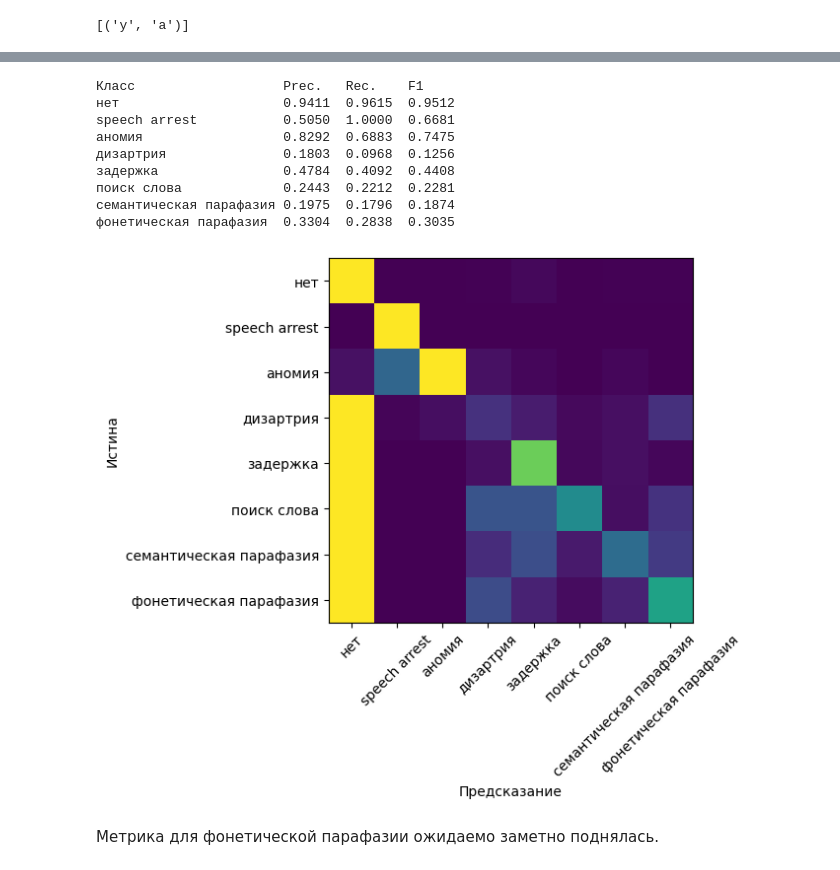
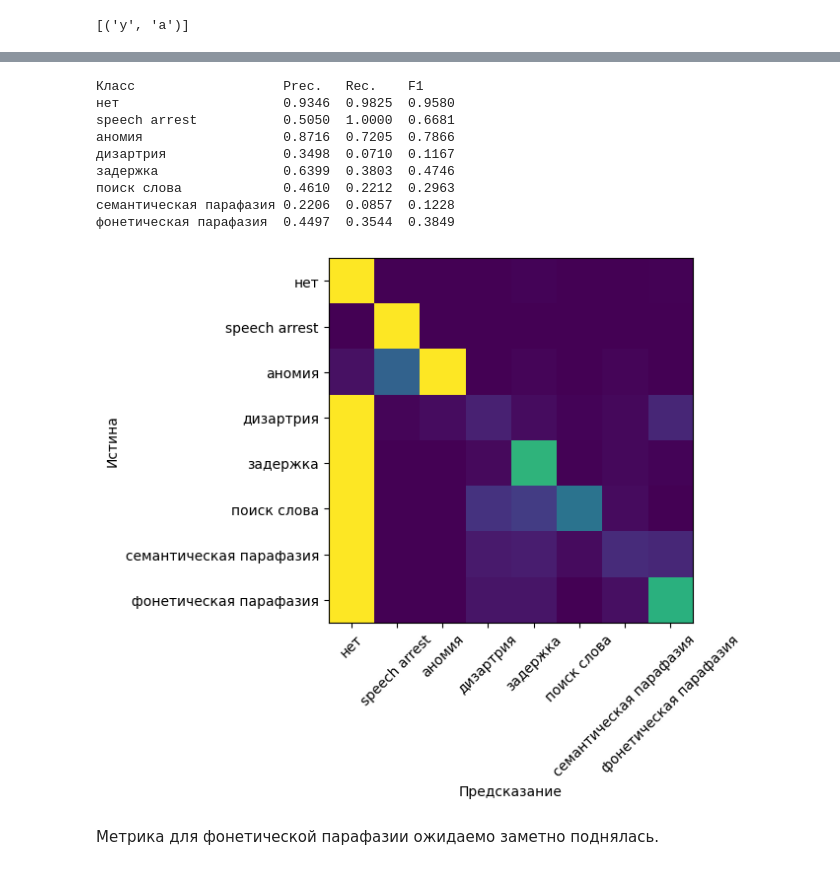
Before and after one commit to vmgorelikov/Automated-Classification-of-Language-Eloquent-Areas-in-Neurotypical-Individuals, a Jupyter notebook: notebooks/feature_extraction.ipynb, the cells around one changed output, grey strips where cells are left out. Drawn from its saved outputs; the diff is of its cells as text; code cells hidden in the pictures.

```diff
--- a/notebooks/feature_extraction.ipynb
+++ b/notebooks/feature_extraction.ipynb
@@ -77,9 +75,12 @@ for k, v in error_type_ids.items():
 # %%
 X = dataset_1[['relative_length', 'RT_start']]
 y = dataset_1['error_type_label']
+# %%
+from sklearn.tree import DecisionTreeClassifier
+
+basic_model = DecisionTreeClassifier(random_state=SEED, max_depth=10)
 # %%
 from sklearn.pipeline import Pipeline
-from sklearn.tree import DecisionTreeClassifier
 from sklearn.model_selection import StratifiedKFold
 from sklearn.metrics import f1_score, precision_score, recall_score,\
                                                     confusion_matrix
@@ -87,7 +88,7 @@ from matplotlib.pyplot import imshow, ylabel, xlabel, yticks, xticks
 import numpy as np
 
 def evaluate(X, y: pl.Series, estimator: Pipeline = Pipeline([
-            ('classifier', DecisionTreeClassifier(random_state=SEED))])
+            ('classifier', basic_model)])
         ):
     # relative_length и RT_start — разного масштаба, для
     # линейных моделей здесь был бы скейлер
@@ -342,10 +341,8 @@ class ReplacementCounter(BaseEstimator, TransformerMixin):
             )\
             .select(self.feature_columns)
         # print(counts)
-        return X.with_row_index('id')\
-            .join(counts, on='id', how='left', coalesce=True)\
+        return X.hstack(counts.drop('id'))\
             .fill_null(0)\
-            .drop('id')\
             .drop(pl.selectors.string())
 # %%
 replacement_counter = ReplacementCounter(dataset_2.columns)
@@ -369,26 +366,26 @@ shape: (20, 60)
 # %%
 new_pipeline = Pipeline([
         ('counter', ReplacementCounter(dataset_2.columns)),
-        ('classifier', DecisionTreeClassifier(random_state=SEED))
+        ('classifier', basic_model)
 ])
 
 X = dataset_2[['Stimulus', 'Response_annot',
                'RT_start', 'relative_length',
                'insertions', 'deletions', 'replacements']]
 y = dataset_2['error_type_label']
 
 _ = evaluate(X, y, new_pipeline)
 # %% [output]
 Класс                   Prec.   Rec.    F1
-нет                     0.9411  0.9615  0.9512
+нет                     0.9346  0.9825  0.9580
 speech arrest           0.5050  1.0000  0.6681
-аномия                  0.8292  0.6883  0.7475
-дизартрия               0.1803  0.0968  0.1256
-задержка                0.4784  0.4092  0.4408
-поиск слова             0.2443  0.2212  0.2281
-семантическая парафазия 0.1975  0.1796  0.1874
-фонетическая парафазия  0.3304  0.2838  0.3035
+аномия                  0.8716  0.7205  0.7866
+дизартрия               0.3498  0.0710  0.1167
+задержка                0.6399  0.3803  0.4746
+поиск слова             0.4610  0.2212  0.2963
+семантическая парафазия 0.2206  0.0857  0.1228
+фонетическая парафазия  0.4497  0.3544  0.3849
-[figure, old version]
+[figure, new version]
 # %% [markdown]
 Метрика для фонетической парафазии ожидаемо заметно поднялась.
 # %% [markdown]
```
Also changed, not shown: parts of 13 cells of this notebook.
